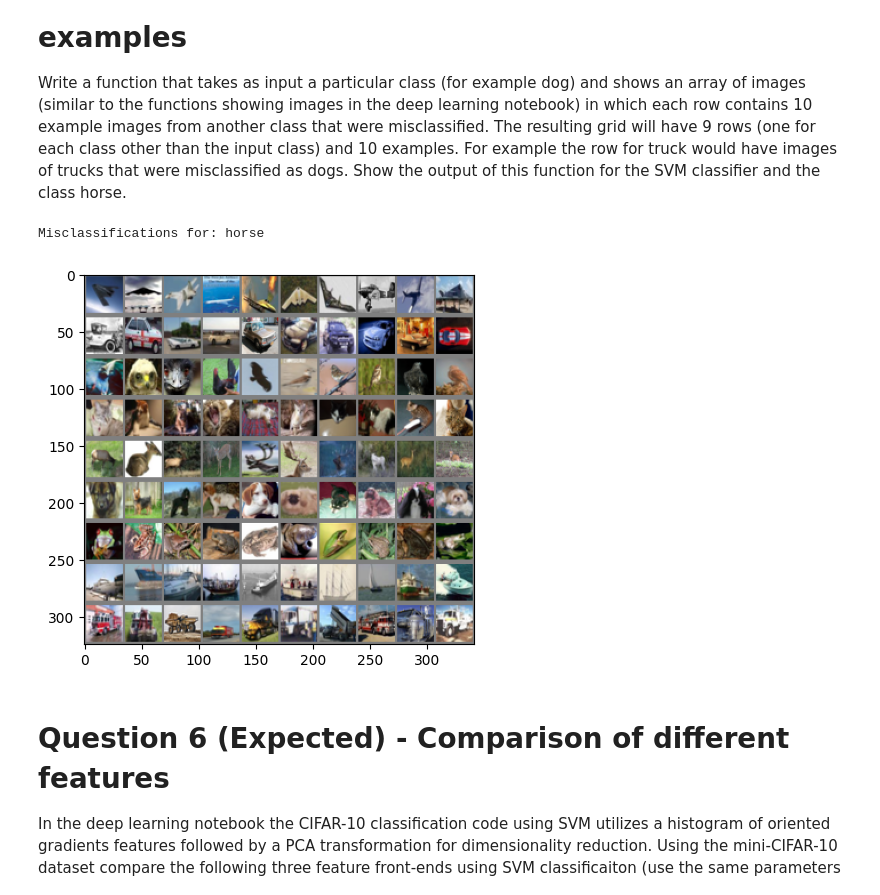
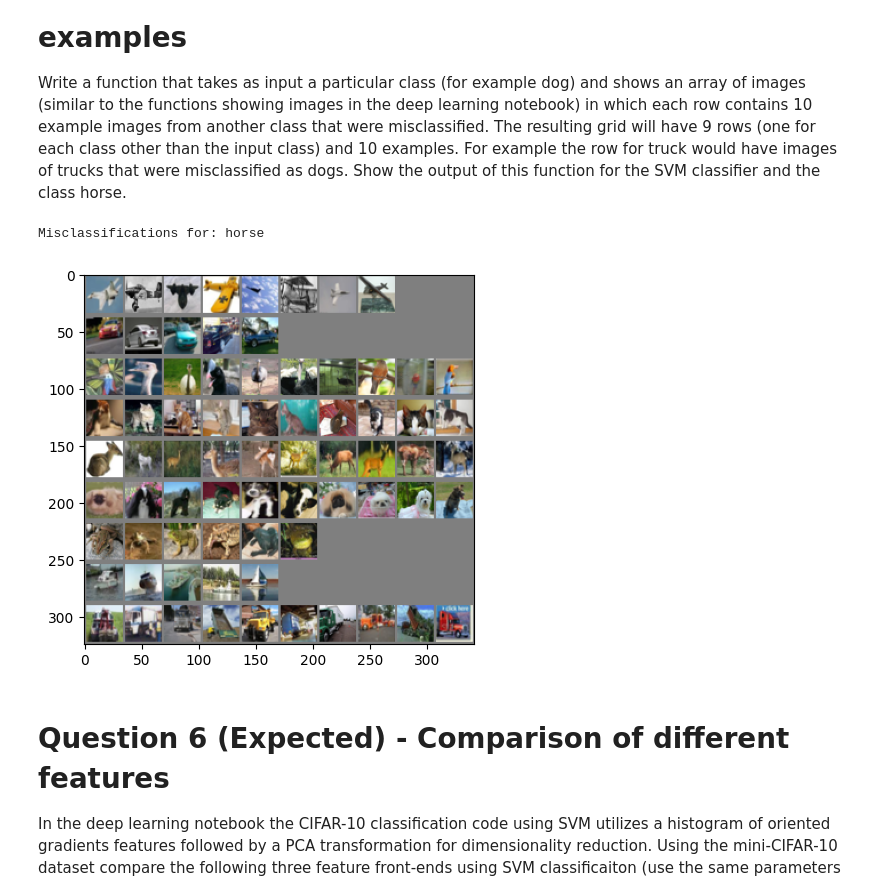
Before and after one commit to bhavanvir/CSC-421, a Jupyter notebook: Assignment 4 - Machine Learning and Deep Learning/csc421_Fall_2023_assignment4.ipynb, the cells around one changed output. Cells and saved outputs as stored; diff of their text form; code cells hidden in the pictures.

```diff
--- a/Assignment 4 - Machine Learning and Deep Learning/csc421_Fall_2023_assignment4.ipynb
+++ b/Assignment 4 - Machine Learning and Deep Learning/csc421_Fall_2023_assignment4.ipynb
@@ -240,47 +241,55 @@ cats: 28.17%
 Write a function that takes as input a particular class (for example dog) and shows an array
 of images (similar to the functions showing images in the deep learning notebook) in which each row contains 10 example images from another class that were misclassified. The resulting grid will have 9 rows (one for each class other than the input class) and 10 examples. For example the row for truck would have images of trucks that were misclassified as dogs. Show the output of this function for the SVM classifier and the class horse.
 # %%
-# Your answer goes here
 import torchvision.transforms as transforms
 
 def imshow(img):
     img = img / 2 + 0.5
     npimg = img.numpy()
     plt.imshow(np.transpose(npimg, (1, 2, 0)))
     plt.show()
 
 def plot_misclassifications(clf, input_class):
     y_test_predict = clf.predict(X_test_pca)
     y_test_vals = np.array(y_test)
+    result = np.where((y_test_predict == input_class) & (y_test_vals == 9))[0]
 
     all_classes = list(range(10))
     all_classes.remove(input_class)
 
     all_images = []
 
     print(f"Misclassifications for: {classes[input_class]}")
     for i in all_classes:
-      misclassified_indices = np.where((y_test_vals == i) & (y_test_predict != y_test_vals))[0][:10]
-      misclassified_indices = torch.tensor(misclassified_indices)
+        misclassified_indices = np.where((y_test_predict == input_class) & (y_test_vals == i))[0][:10]
+        misclassified_indices = torch.tensor(misclassified_indices)
 
-      dataloader = torch.utils.data.DataLoader(
-          testset,
-          batch_size=10,
-          shuffle=False,
-          sampler=torch.utils.data.SubsetRandomSampler(misclassified_indices)
-      )
+        subset = torch.utils.data.Subset(testset, misclassified_indices)
 
-      dataiter = iter(dataloader)
-      images, labels = next(dataiter)
+        n_misclassified = len(misclassified_indices)
+        dataloader = torch.utils.data.DataLoader(
+            subset,
+            batch_size=n_misclassified,
+            shuffle=False
+        )
 
-      all_images.append(torchvision.utils.make_grid(images, nrow=10))
+        dataiter = iter(dataloader)
+        images, labels = next(dataiter)
+
+        # Pad with empty images if we don't have 10 example images
+        empty_images = torch.zeros_like(images[0]).unsqueeze(0)
+        while len(images) < 10:
+            images = torch.cat([images, empty_images], dim=0)
+
+        all_images.append(torchvision.utils.make_grid(images, nrow=10))
+
     combined_grid = torch.cat(all_images, dim=1)
     imshow(combined_grid)
 
 plot_misclassifications(svm_clf, input_class=7)
 # %% [output]
 Misclassifications for: horse
-[figure, old version]
+[figure, new version]
 # %% [markdown]
 # Question 6 (Expected) - Comparison of different features
 
```
Also changed, not shown: parts of 1 cell of this notebook.
